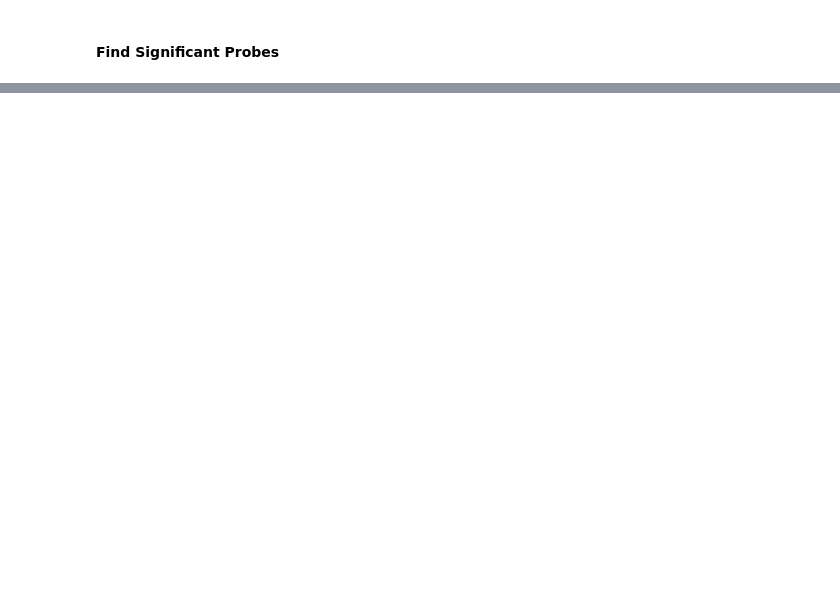
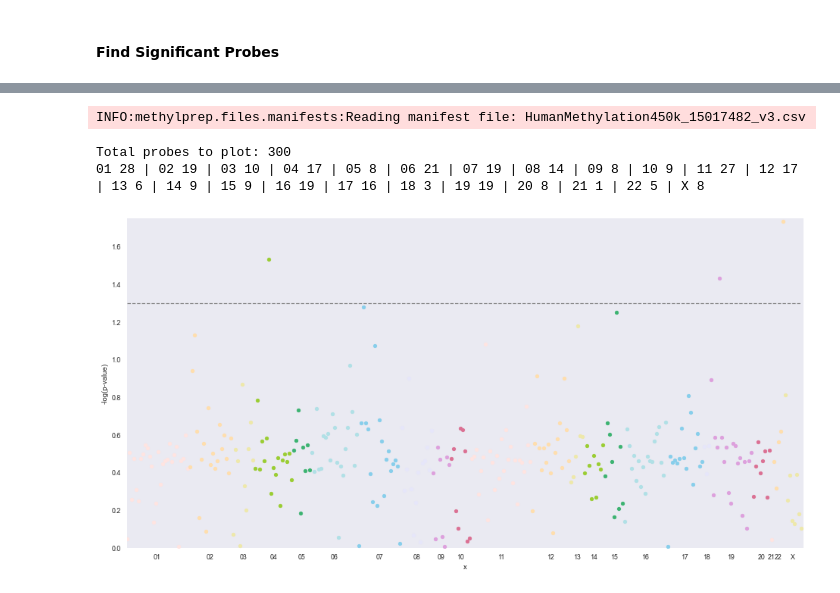
Before and after one commit to FoxoTech/methylize, a Jupyter notebook: docs/methylize_tutorial.ipynb, the cells around one changed output, grey strips where cells are left out. Cells and saved outputs as stored; diff of their text form; code cells hidden in the pictures; blank space fills up the shorter version.

```diff
--- a/docs/methylize_tutorial.ipynb
+++ b/docs/methylize_tutorial.ipynb
@@ -224,0 +240,3 @@ interesting_probes3
+# %%
+rand = test_results.sample(300)
+rand[rand.PValue <= 0.05]
@@ -224,0 +248,7 @@ interesting_probes3
+# %%
+methylize.manhattan_plot(rand, cutoff=0.05, palette='default', save=False, array_type='450k', post_test=None)
+# %% [output]
+INFO:methylprep.files.manifests:Reading manifest file: HumanMethylation450k_15017482_v3.csv
+Total probes to plot: 300
+01 28 | 02 19 | 03 10 | 04 17 | 05 8 | 06 21 | 07 19 | 08 14 | 09 8 | 10 9 | 11 27 | 12 17 | 13 6 | 14 9 | 15 9 | 16 19 | 17 16 | 18 3 | 19 19 | 20 8 | 21 1 | 22 5 | X 8
+[figure, added]
```
Also changed, not shown: parts of 11 cells of this notebook, 2 other files.
